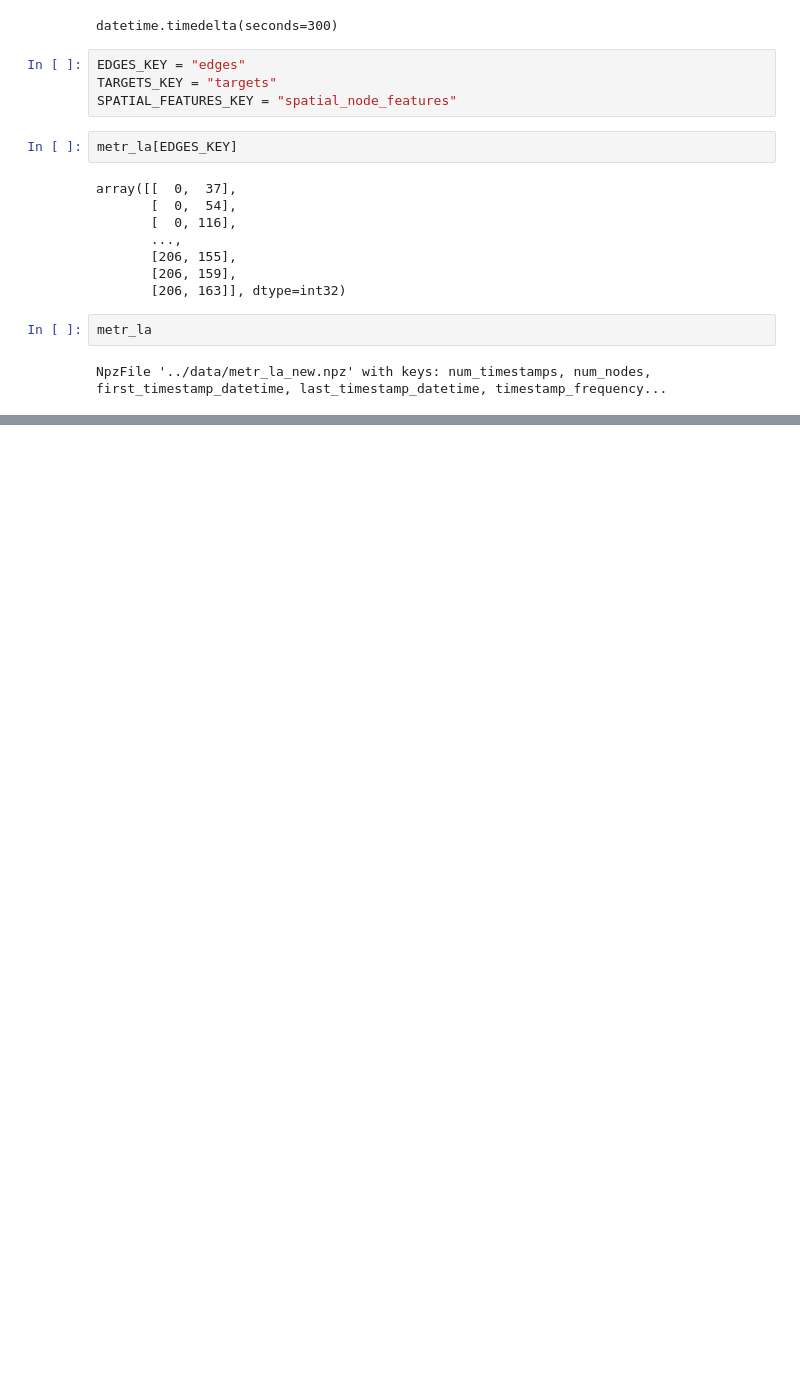
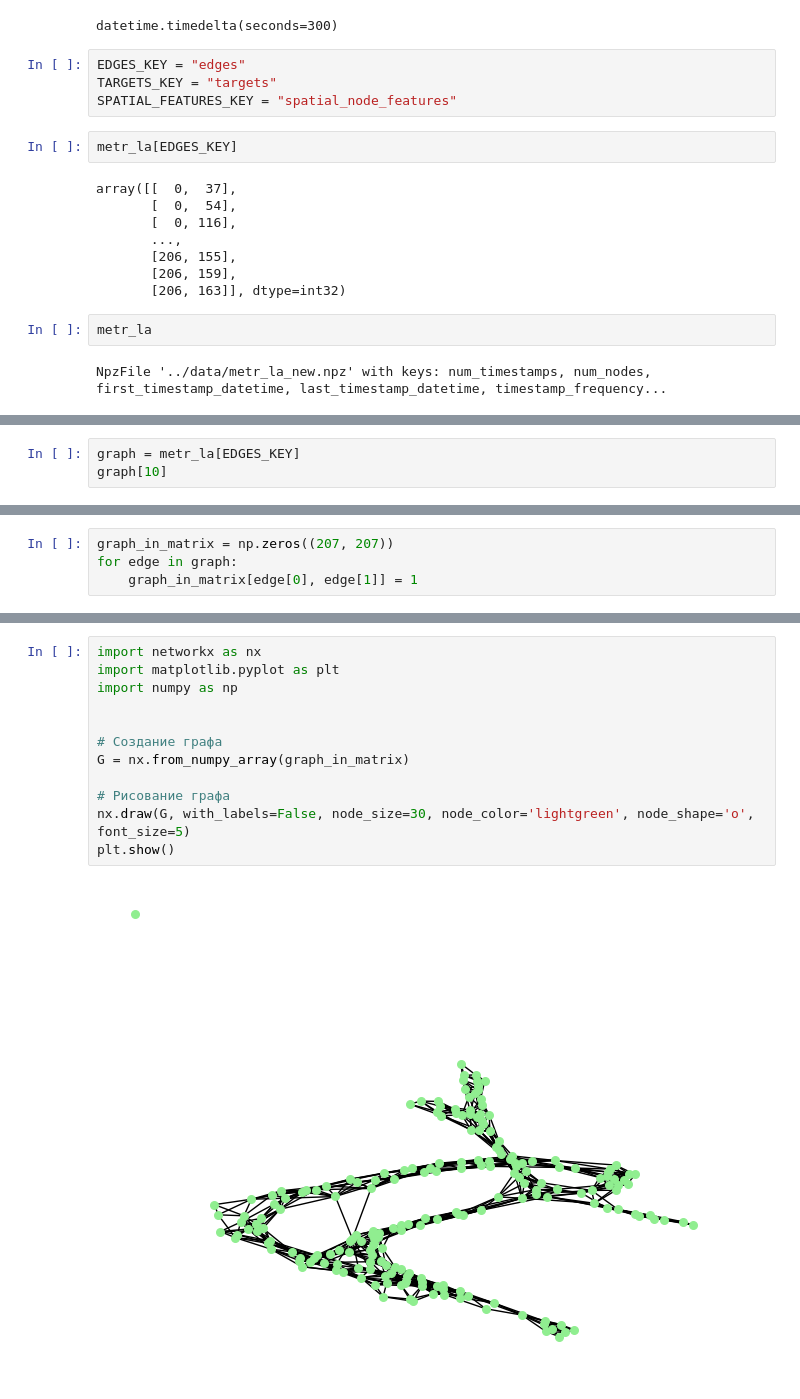
Before and after one commit to Abusagit/spatiotemporal_analysis, a Jupyter notebook: notebooks/correlations.ipynb, the cells around one changed output, grey strips where cells are left out. Saved outputs shown, nothing was run; the diff lists cells and outputs as text; blank space fills up the shorter version.

```diff
--- a/notebooks/correlations.ipynb
+++ b/notebooks/correlations.ipynb
@@ -39,0 +137,3 @@ NpzFile '../data/metr_la_new.npz' with keys: num_timestamps, num_nodes, first_ti
+# %%
+graph = metr_la[EDGES_KEY]
+graph[10]
@@ -39,0 +158,4 @@ NpzFile '../data/metr_la_new.npz' with keys: num_timestamps, num_nodes, first_ti
+# %%
+graph_in_matrix = np.zeros((207, 207))
+for edge in graph:
+    graph_in_matrix[edge[0], edge[1]] = 1
@@ -39,0 +192,14 @@ NpzFile '../data/metr_la_new.npz' with keys: num_timestamps, num_nodes, first_ti
+# %%
+import networkx as nx
+import matplotlib.pyplot as plt
+import numpy as np
+
+
+# Создание графа
+G = nx.from_numpy_array(graph_in_matrix)
+
+# Рисование графа
+nx.draw(G, with_labels=False, node_size=30, node_color='lightgreen', node_shape='o', font_size=5)
+plt.show()
+# %% [output]
+[figure, added]
```
Also changed, not shown: parts of 31 cells of this notebook.
